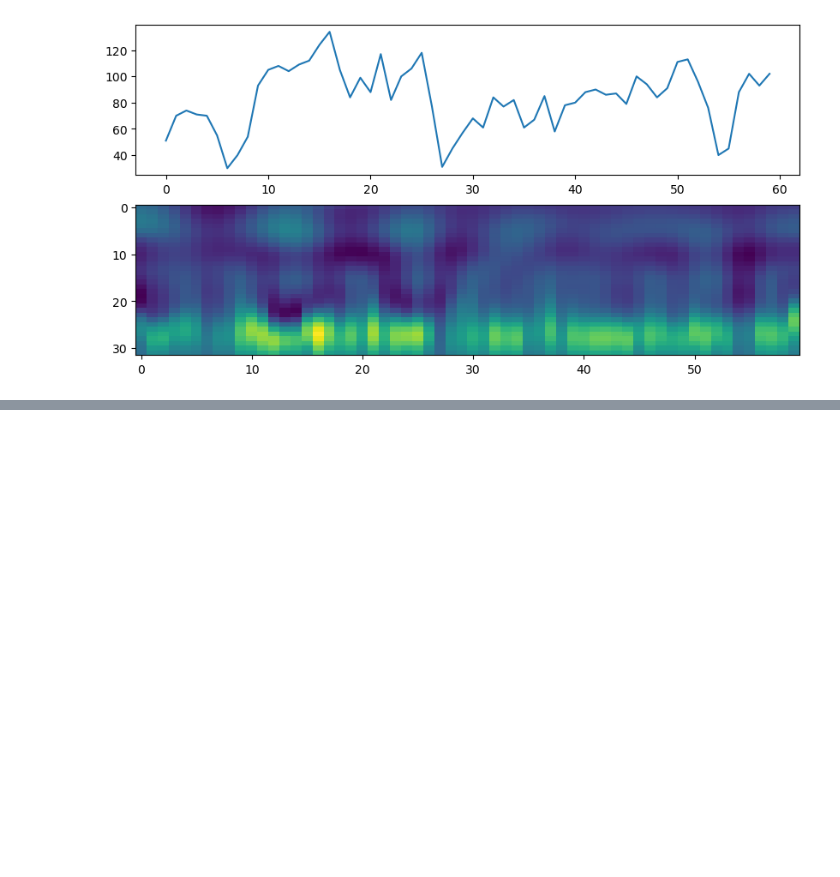
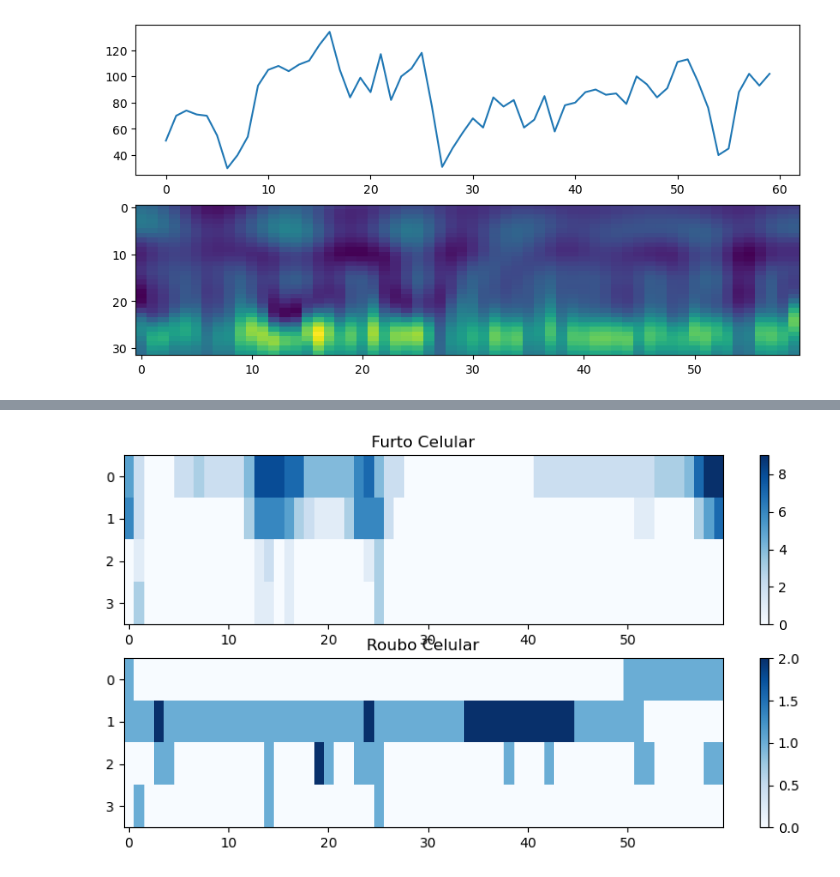
Before and after one commit to visual-ds/AutoSatViewer, a Jupyter notebook: wavelet_code/compute_wavelet.ipynb, the cells around one changed output, grey strips where cells are left out. Cells and saved outputs as stored; diff of their text form; code cells hidden in the pictures; blank space fills up the shorter version.

```diff
--- a/wavelet_code/compute_wavelet.ipynb
+++ b/wavelet_code/compute_wavelet.ipynb
@@ -51,0 +126,25 @@ plt.show()
+# %%
+def test_other_approach(coeffs, threshold = 0.8):
+    scaled_coeffs = sp.get_scaled_coefficients(coeffs)
+    scaled_coeffs = scaled_coeffs[:, :, ::8]
+    scaled_coeffs = scaled_coeffs > threshold
+    scaled_coeffs = scaled_coeffs.sum(axis = 0)
+    return scaled_coeffs
+# %%
+high_freq_1 = test_other_approach(coeffs_1)
+high_freq_2 = test_other_approach(coeffs_2)
+# %%
+plt.figure(figsize=(10, 5))
+plt.subplot(2, 1, 1)
+plt.imshow(high_freq_1.T, aspect="auto", cmap="Blues")
+plt.colorbar()
+plt.title("Furto Celular")
+
+plt.subplot(2, 1, 2)
+plt.imshow(high_freq_2.T, aspect="auto", cmap="Blues")
+plt.colorbar()
+plt.title("Roubo Celular")
+
+plt.show()
+# %% [output]
+[figure, added]
```
Also changed, not shown: parts of 8 cells of this notebook, 2 other files.
